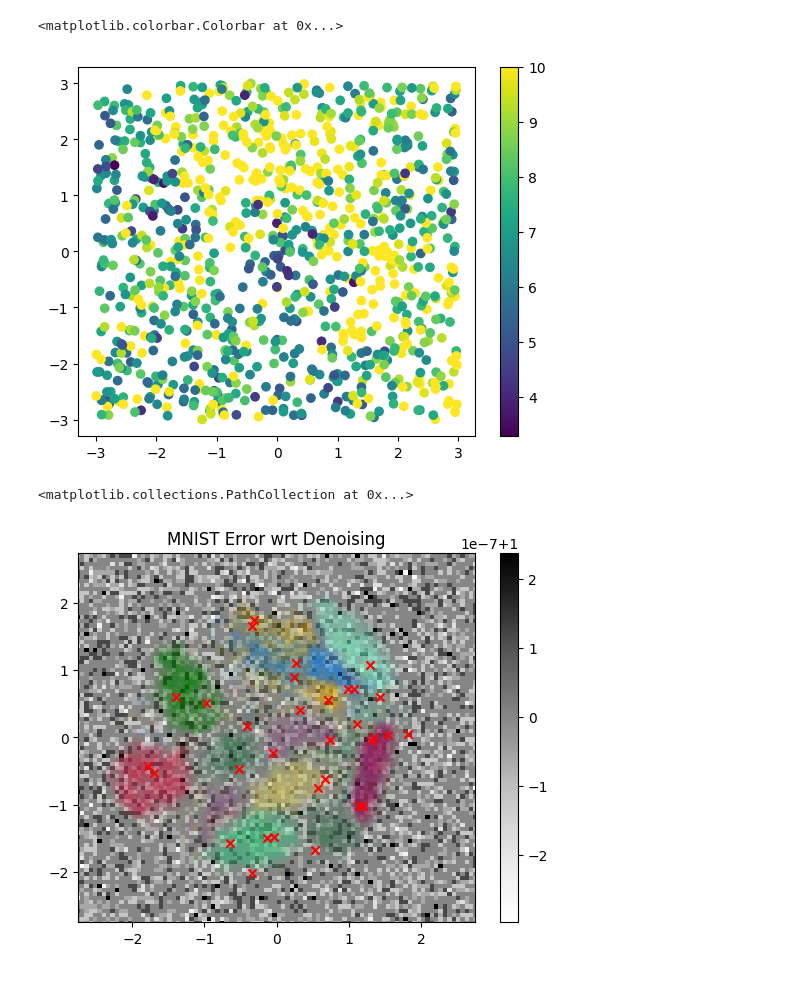
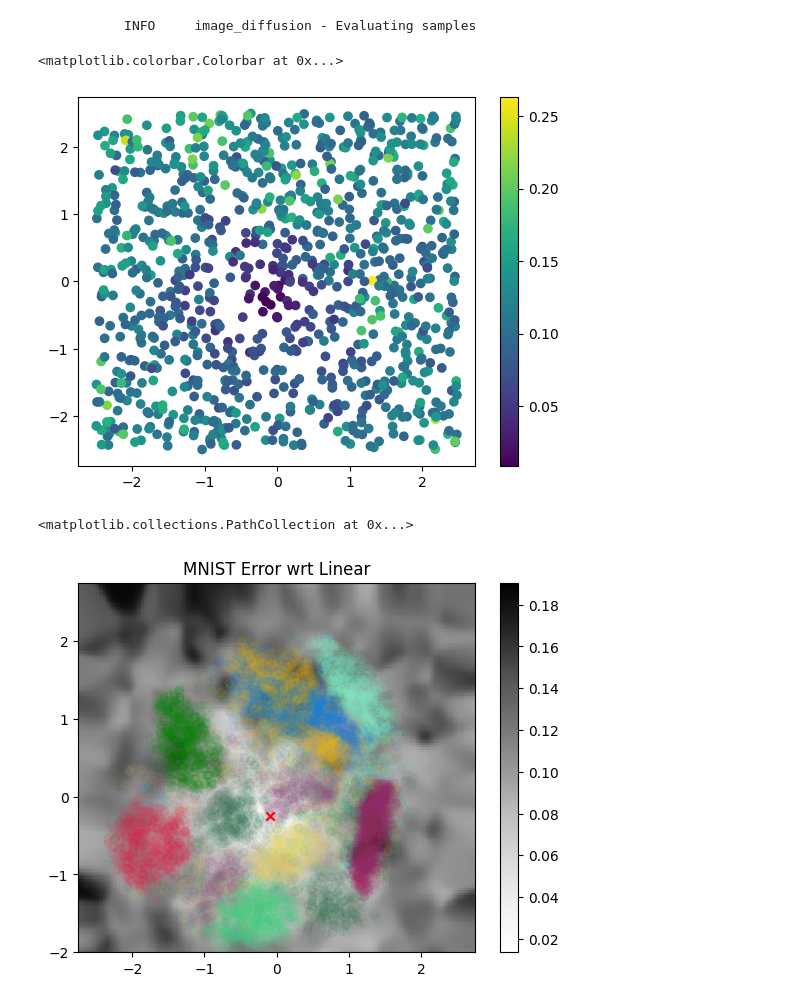
Before and after one commit to foundry-ai/foundry, a Jupyter notebook: projects/image-diffusion/notebooks/linearity.ipynb, the cells around one changed output. Drawn from its saved outputs; the diff is of its cells as text; code cells hidden in the pictures.

```diff
--- a/projects/image-diffusion/notebooks/linearity.ipynb
+++ b/projects/image-diffusion/notebooks/linearity.ipynb
@@ -45,7 +45,7 @@ def embed_scatter(zs, labels, **kwargs):
 # %%
 import wandb
 api = wandb.Api()
-artifact = api.artifact("dpfrommer-projects/image-diffusion/mnist-ddpm:v14")
+artifact = api.artifact("dpfrommer-projects/image_diffusion/mnist-ddpm:v8")
 checkpoint_url = artifact.get_entry("checkpoint.zarr.zip").ref
 import foundry.util.serialize
 checkpoint = foundry.util.serialize.load(checkpoint_url)
@@ -210,3 +204,7 @@ plt.scatter(keypoints[:,0], keypoints[:,1], c="red", marker="x")
+# %%
+USE_SOFTMAX = True
+NUM_KEYPOINTS = 1
+assert NUM_KEYPOINTS <= keypoints.shape[0]
 # %%
 import foundry.train
 import foundry.train.console
@@ -214,6 +212,7 @@ from foundry.train import LossOutput
 from foundry.data import PyTreeData
 
 import flax.linen as nn
+
 
 class KeypointModel(nn.Module):
     @nn.compact
@@ -226,9 +225,14 @@ class KeypointModel(nn.Module):
             nn.gelu,
             nn.Dense(64),
             nn.gelu,
-            nn.Dense(keypoints.shape[0]),
+            nn.Dense(NUM_KEYPOINTS),
         ])(input)
-        return jax.nn.softmax(logits, axis=-1)
+        if USE_SOFTMAX:
+            normalized = nn.softmax(logits, axis=-1)
+        else:
+            total = npx.sum(logits)
+            normalized = logits + (1 - total)/logits.shape[0]
+        return normalized
 
 keypoint_model = KeypointModel()
 keypoint_vars = keypoint_model.init(next(r),
@@ -241,15 +245,16 @@ opt_state = optimizer.init(keypoint_vars["params"])
 @foundry.train.batch_loss
 def loss_fn(keypoint_vars, rng_key, sample : EvalSample):
     alphas = keypoint_model.apply(keypoint_vars, sample.cond, sample.t)
-    interpolated = tree.map(lambda k: npx.sum(alphas*k, axis=0), sample.out_keypoints)
-    err = npx.sum(npx.square(interpolated - sample.out_model))
+    interpolated = alphas[:, None, None, None] * sample.out_keypoints[:NUM_KEYPOINTS]
+    interpolated = npx.sum(interpolated, axis=0)
+    err = npx.mean(npx.square(interpolated - sample.out_model))
     return LossOutput(
         loss=err,
         metrics={"error": err}
     )
 
 with foundry.train.loop(
-    PyTreeData(eval_samples).stream().shuffle(foundry.random.key(42)).batch(16),
+    PyTreeData(eval_samples).stream().shuffle(foundry.random.key(42)).batch(128),
     iterations=iterations,
     rng_key=foundry.random.key(42)
 ) as loop:
@@ -264,11 +269,4 @@ with foundry.train.loop(
                 foundry.train.console.log(
                     step.iteration, metrics
                 )
-logger.info("Evaluating samples")
-def eval(sample):
-    alphas = keypoint_model.apply(keypoint_vars, sample.cond, sample.t)
-    interpolated = tree.map(lambda k: npx.sum(alphas*k, axis=0), sample.out_keypoints)
-    err = npx.sum(npx.square(interpolated - sample.out_model))
-    return err
-keypoint_errs = jax.lax.map(eval, eval_samples, batch_size=1024)
 # %% [output]
@@ -295,14 +293,27 @@ Epoch Iteration ━━━━━━━━━━━━━━━━━━━━━
+# %%
+logger.info("Evaluating samples")
+def eval(sample):
+    alphas = keypoint_model.apply(keypoint_vars, sample.cond, sample.t)
+    interpolated = alphas[:, None, None, None] * sample.out_keypoints[:NUM_KEYPOINTS]
+    interpolated = npx.sum(interpolated, axis=0)
+    # interpolated = sample.out_keypoints[0]
+    # interpolated = model.apply(vars, sample.x_noised, sample.t - 1, cond=keypoints[0])
+    err = npx.sqrt(npx.mean(npx.square(interpolated - sample.out_model)))
+    return err
+keypoint_errs = jax.lax.map(eval, eval_samples, batch_size=1024)
+# %% [output]
+           INFO     image_diffusion - Evaluating samples
 # %%
-plt.scatter(eval_samples.cond[:,0], eval_samples.cond[:,1], c=npx.sqrt(keypoint_errs).clip(0,10))
+plt.scatter(eval_samples.cond[:,0], eval_samples.cond[:,1], c=npx.clip(keypoint_errs, 0, 1))
 plt.colorbar()
 # %% [output]
 <matplotlib.colorbar.Colorbar at 0x...>
-[figure, old version]
+[figure, new version]
 # %%
-graph_smoothed(eval_samples.cond, npx.sqrt(keypoint_errs).clip(0,10))
-plt.title("MNIST Error wrt Denoising")
-embed_scatter(latents, test_data.label, alpha=0.03)
-plt.scatter(keypoints[:,0], keypoints[:,1], c="red", marker="x")
+graph_smoothed(eval_samples.cond, keypoint_errs, 0.15)
+plt.title("MNIST Error wrt Linear")
+embed_scatter(latents, test_data.label, alpha=0.05)
+plt.scatter(keypoints[:NUM_KEYPOINTS,0], keypoints[:NUM_KEYPOINTS,1], c="red", marker="x")
 # %% [output]
 <matplotlib.collections.PathCollection at 0x...>
-[figure, old version]
+[figure, new version]
```
Also changed, not shown: parts of 9 cells of this notebook, 2 other files.
